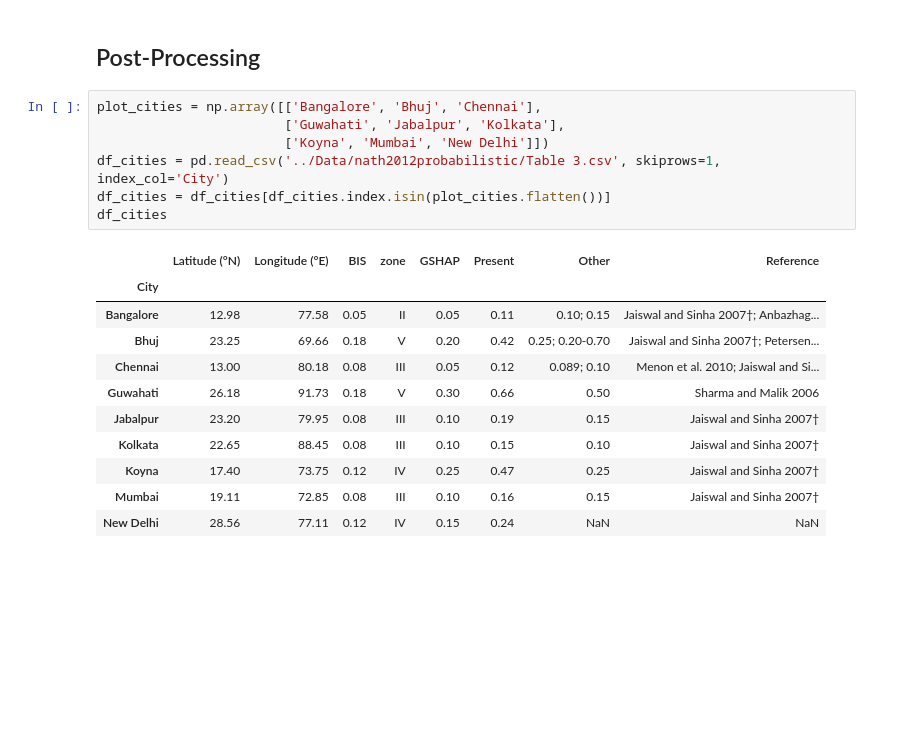
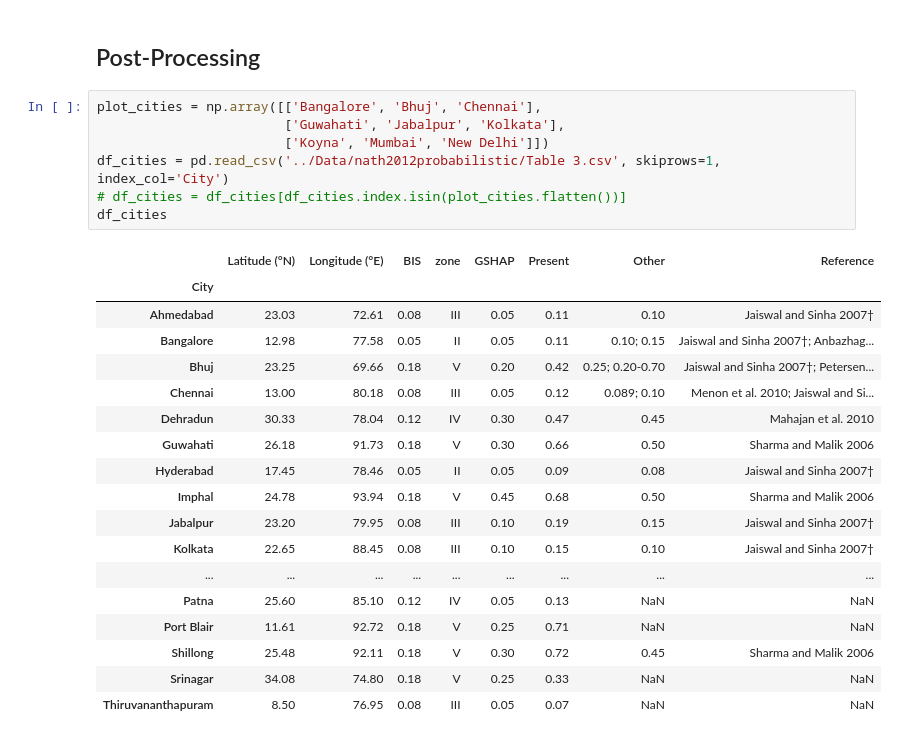
Before and after one commit to nackerley/indian-subcontinent-psha, a Jupyter notebook: Results/Mapping.ipynb, the cells around one changed output. Cells and saved outputs as stored; diff of their text form; blank space fills up the shorter version.

```diff
--- a/Results/Mapping.ipynb
+++ b/Results/Mapping.ipynb
@@ -88,20 +90,27 @@ n_files = n_lt_rlzs*n_imt_iml = 7776*57 = 443232
 # %%
 plot_cities = np.array([['Bangalore', 'Bhuj', 'Chennai'],
                         ['Guwahati', 'Jabalpur', 'Kolkata'],
                         ['Koyna', 'Mumbai', 'New Delhi']])
 df_cities = pd.read_csv('../Data/nath2012probabilistic/Table 3.csv', skiprows=1, index_col='City')
-df_cities = df_cities[df_cities.index.isin(plot_cities.flatten())]
+# df_cities = df_cities[df_cities.index.isin(plot_cities.flatten())]
 df_cities
 # %% [output]
 |  | Latitude (°N) | Longitude (°E) | BIS | zone | GSHAP | Present | Other | Reference |
 | City |  |  |  |  |  |  |  |  |
+| Ahmedabad | 23.03 | 72.61 | 0.08 | III | 0.05 | 0.11 | 0.10 | Jaiswal and Sinha 2007† |
 | Bangalore | 12.98 | 77.58 | 0.05 | II | 0.05 | 0.11 | 0.10; 0.15 | Jaiswal and Sinha 2007†; Anbazhag... |
 | Bhuj | 23.25 | 69.66 | 0.18 | V | 0.20 | 0.42 | 0.25; 0.20-0.70 | Jaiswal and Sinha 2007†; Petersen... |
 | Chennai | 13.00 | 80.18 | 0.08 | III | 0.05 | 0.12 | 0.089; 0.10 | Menon et al. 2010; Jaiswal and Si... |
+| Dehradun | 30.33 | 78.04 | 0.12 | IV | 0.30 | 0.47 | 0.45 | Mahajan et al. 2010 |
 | Guwahati | 26.18 | 91.73 | 0.18 | V | 0.30 | 0.66 | 0.50 | Sharma and Malik 2006 |
+| Hyderabad | 17.45 | 78.46 | 0.05 | II | 0.05 | 0.09 | 0.08 | Jaiswal and Sinha 2007† |
+| Imphal | 24.78 | 93.94 | 0.18 | V | 0.45 | 0.68 | 0.50 | Sharma and Malik 2006 |
 | Jabalpur | 23.20 | 79.95 | 0.08 | III | 0.10 | 0.19 | 0.15 | Jaiswal and Sinha 2007† |
 | Kolkata | 22.65 | 88.45 | 0.08 | III | 0.10 | 0.15 | 0.10 | Jaiswal and Sinha 2007† |
-| Koyna | 17.40 | 73.75 | 0.12 | IV | 0.25 | 0.47 | 0.25 | Jaiswal and Sinha 2007† |
-| Mumbai | 19.11 | 72.85 | 0.08 | III | 0.10 | 0.16 | 0.15 | Jaiswal and Sinha 2007† |
-| New Delhi | 28.56 | 77.11 | 0.12 | IV | 0.15 | 0.24 | NaN | NaN |
+| ... | ... | ... | ... | ... | ... | ... | ... | ... |
+| Patna | 25.60 | 85.10 | 0.12 | IV | 0.05 | 0.13 | NaN | NaN |
+| Port Blair | 11.61 | 92.72 | 0.18 | V | 0.25 | 0.71 | NaN | NaN |
+| Shillong | 25.48 | 92.11 | 0.18 | V | 0.30 | 0.72 | 0.45 | Sharma and Malik 2006 |
+| Srinagar | 34.08 | 74.80 | 0.18 | V | 0.25 | 0.33 | NaN | NaN |
+| Thiruvananthapuram | 8.50 | 76.95 | 0.08 | III | 0.05 | 0.07 | NaN | NaN |
 # %%
```
Also changed, not shown: parts of 17 cells of this notebook, 32 other files.
